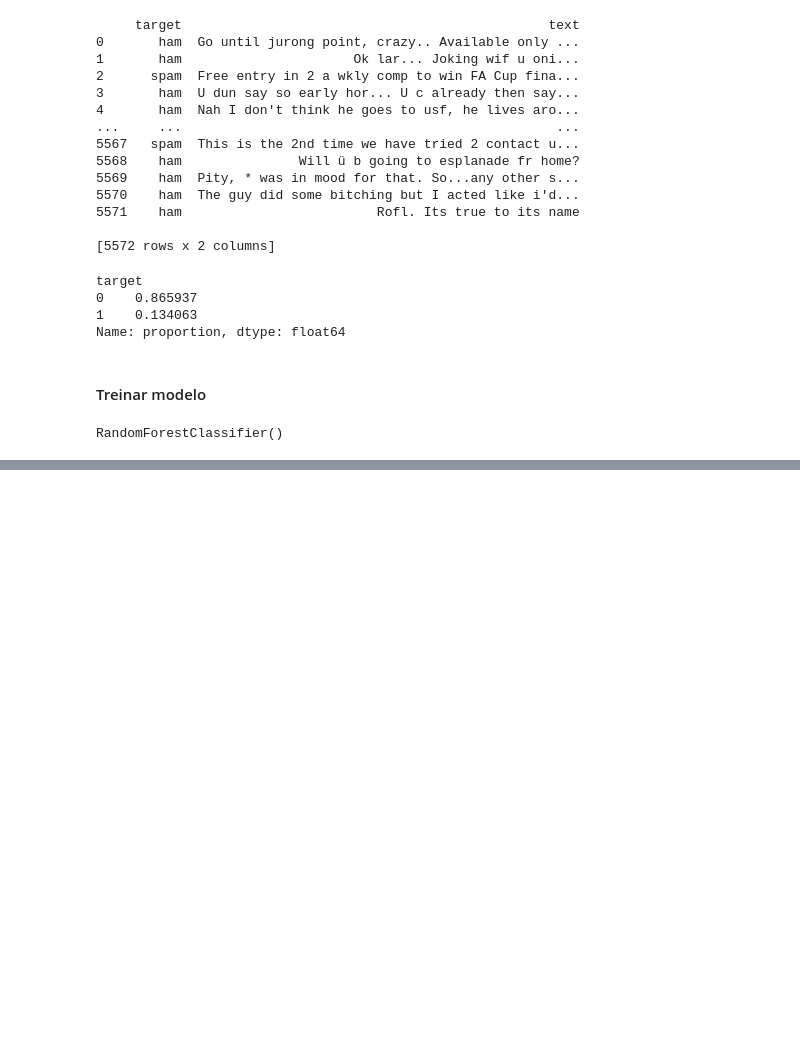
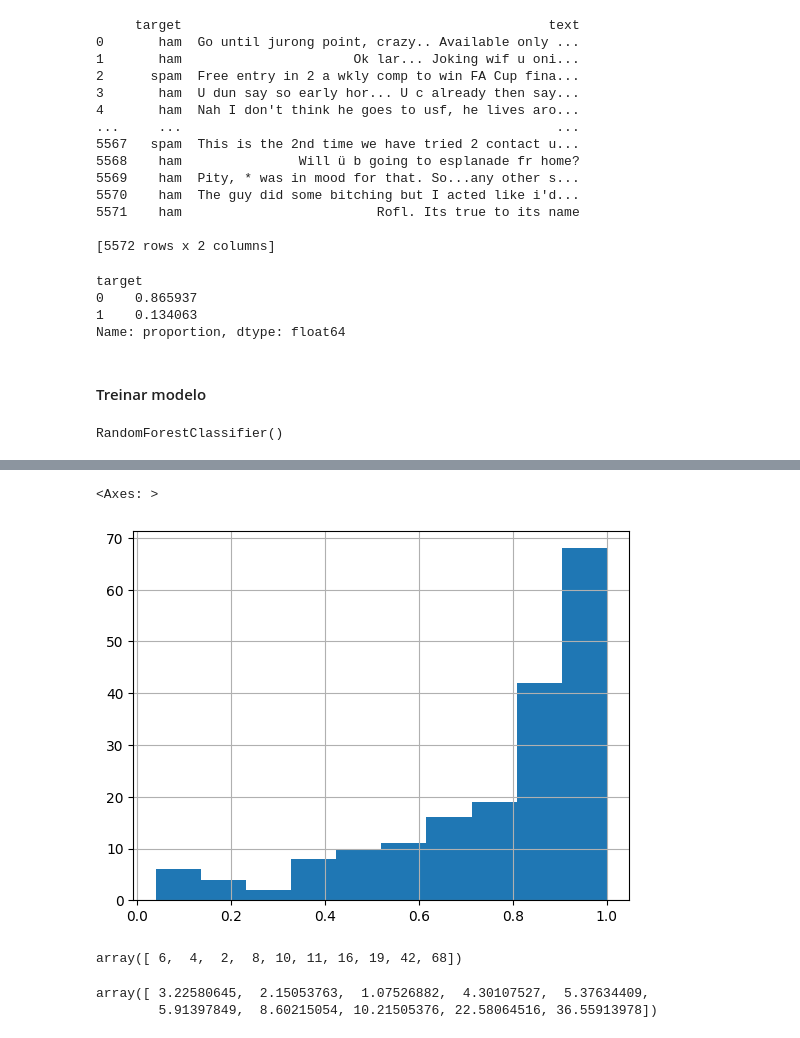
Before and after one commit to Kemuel-Batista/data-science-university, a Jupyter notebook: job.ipynb, the cells around one changed output, grey strips where cells are left out. Cells and saved outputs as stored; diff of their text form; code cells hidden in the pictures; blank space fills up the shorter version.

```diff
--- a/job.ipynb
+++ b/job.ipynb
@@ -80,0 +120,10 @@ num_bins = 11  # 10 bins for 10% intervals, plus one for the edge case
+# %%
+df_results_filtered = df_results[df_results['y_test'] == 1]
+# %%
+df_results_filtered['y_proba_1'].hist(bins=10)
+# Quando a probabilidade é muito baixa, possivelmente o modelo errou
+# No meio ele não acerta muito bem
+# A maioria que a gente sabe que
+# %% [output]
+<Axes: >
+[figure, added]
@@ -80,0 +135,4 @@ num_bins = 11  # 10 bins for 10% intervals, plus one for the edge case
+# %%
+y_proba_1_filtered_count
+# %% [output]
+array([ 6,  4,  2,  8, 10, 11, 16, 19, 42, 68])
@@ -80,0 +141,5 @@ num_bins = 11  # 10 bins for 10% intervals, plus one for the edge case
+# %%
+y_proba_filtered_percentage
+# %% [output]
+array([ 3.22580645,  2.15053763,  1.07526882,  4.30107527,  5.37634409,
+        5.91397849,  8.60215054, 10.21505376, 22.58064516, 36.55913978])
```
Also changed, not shown: parts of 23 cells of this notebook, 2 other files.
